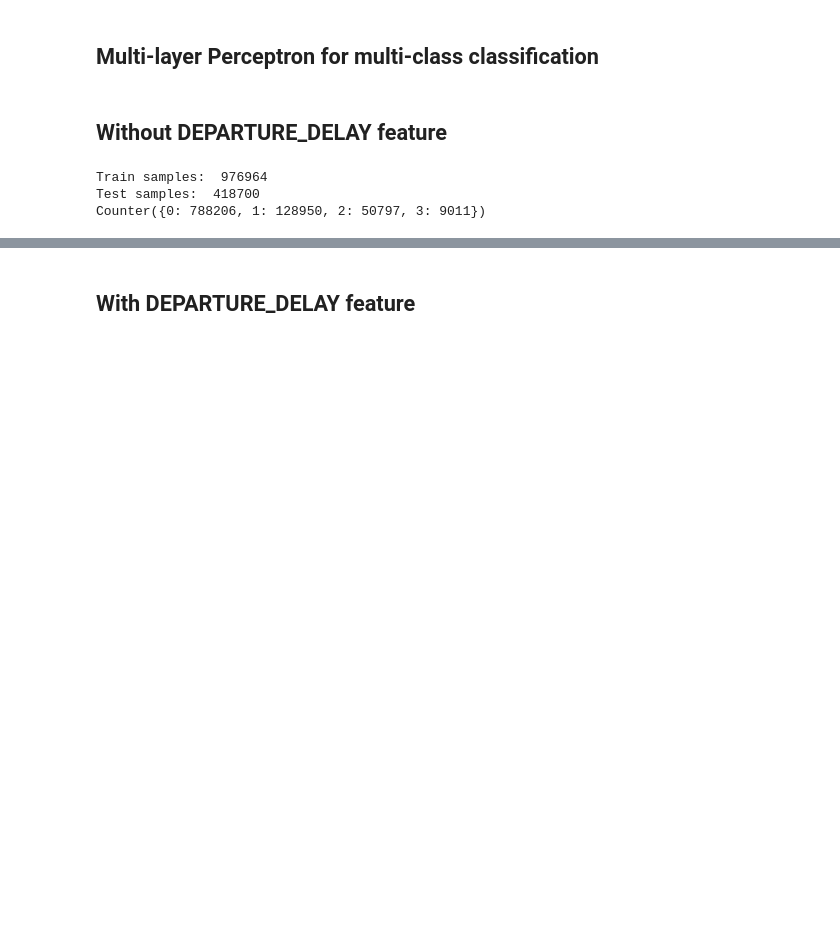
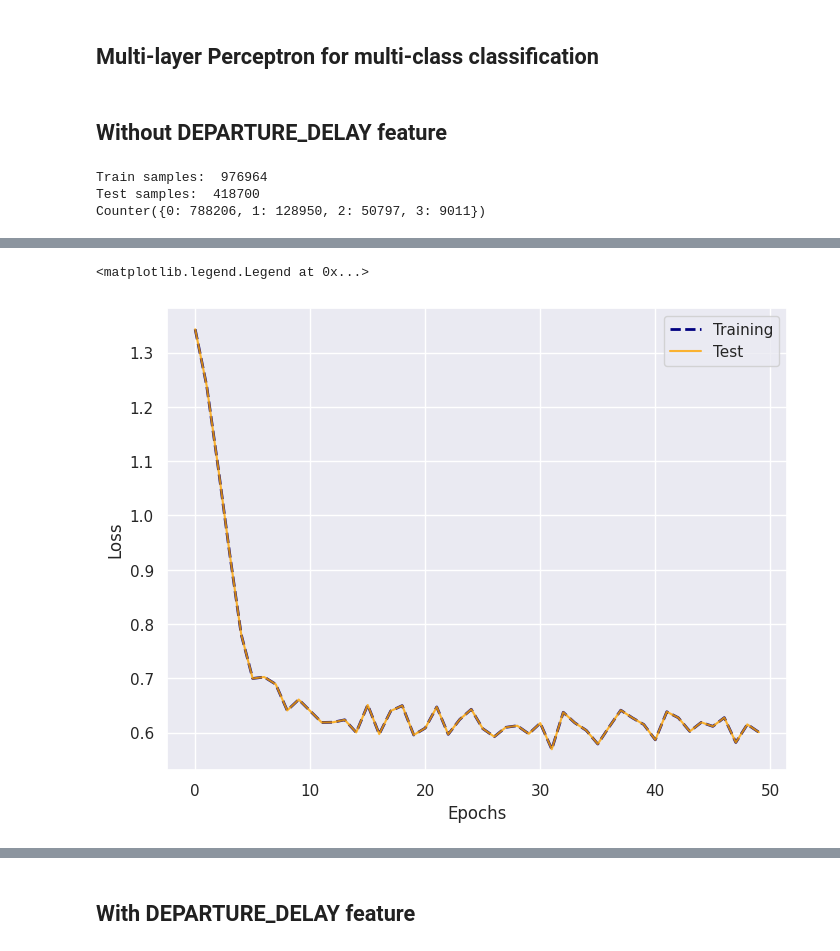
Before and after one commit to cezaryjanuszek/FlightDelays_prediction, a Jupyter notebook: PredictionModel_complex.ipynb, the cells around one changed output, grey strips where cells are left out. Saved outputs shown, nothing was run; the diff lists cells and outputs as text; code cells hidden in the pictures; blank space fills up the shorter version.

```diff
--- a/PredictionModel_complex.ipynb
+++ b/PredictionModel_complex.ipynb
@@ -203,13 +244,6 @@ X_train, X_test, Y_train, Y_test = train_test_split(X, Y, test_size=0.3, random_
 print('Train samples: ', X_train.shape[0])
 print('Test samples: ', X_test.shape[0])
 print(Counter(Y_train))
-
-# SMOTE over-sampling
-#oversample = SMOTE(sampling_strategy={2: 100000, 3:20000})
-#X_train, Y_train = oversample.fit_resample(X_train, Y_train)
-# random under-sampling
-undersample = RandomUnderSampler(sampling_strategy={0: 500000})
-X_train, Y_train = undersample.fit_resample(X_train, Y_train)
 
 # Standardize data
 scaler = StandardScaler().fit(X_train)
@@ -307,3 +326,13 @@ Average test loss: 0.5774, Accuracy: 80.63%
+# %%
+plt.figure()
+plt.plot(range(num_epochs), train_loss_array, label='Training', linestyle='dashed', linewidth=2, color='navy')
+plt.plot(range(num_epochs), train_loss_array, label='Test', alpha=0.8, color='orange')
+plt.xlabel('Epochs')
+plt.ylabel('Loss')
+plt.legend()
+# %% [output]
+<matplotlib.legend.Legend at 0x...>
+[figure, added]
 # %%
 # Evaluate performance with various metrics
 Y_pred = mlp_model(X_test)
```
Also changed, not shown: parts of 19 cells of this notebook, 3 other files.
